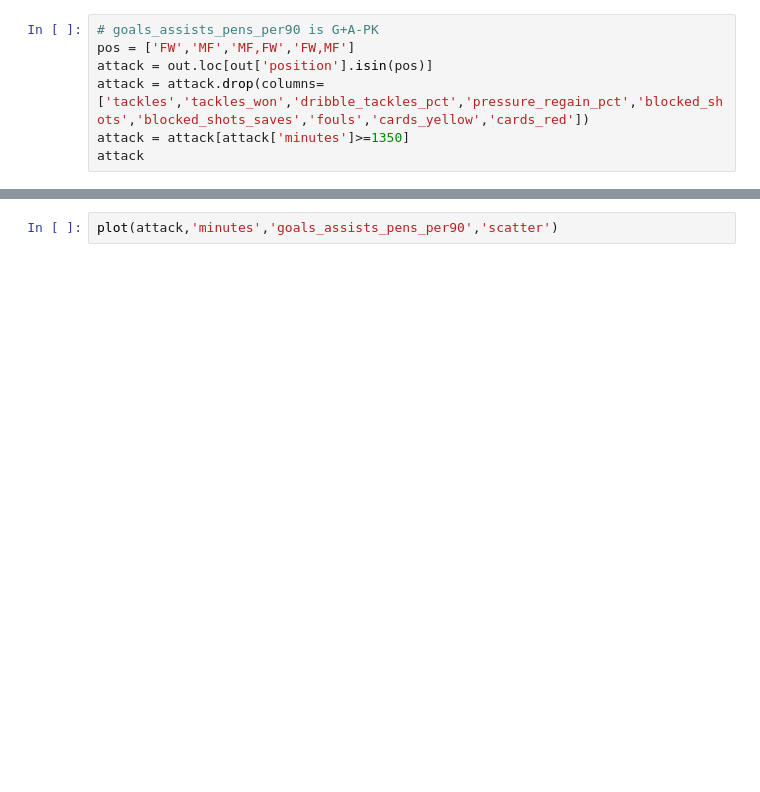
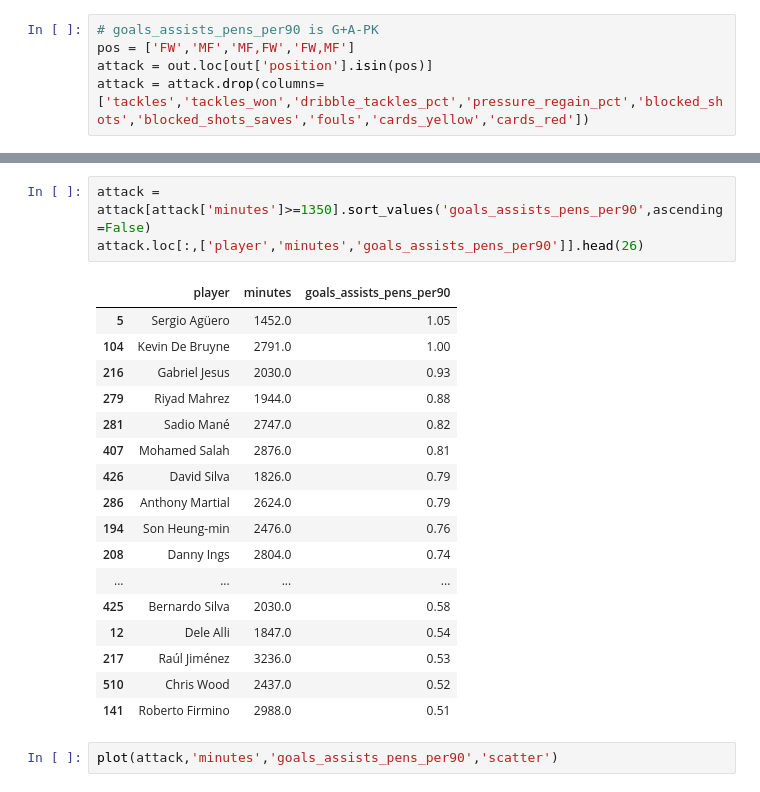
Before and after one commit to sidthakur08/fpl_explore, a Jupyter notebook: explore.ipynb, the cells around one changed output, grey strips where cells are left out. Saved outputs shown, nothing was run; the diff lists cells and outputs as text; blank space fills up the shorter version.

Commit message:
updated with attack plots in nb

```diff
--- a/explore.ipynb
+++ b/explore.ipynb
@@ -420,5 +463,3 @@ defenders[defenders['player']=='Conor Coady']
 pos = ['FW','MF','MF,FW','FW,MF']
 attack = out.loc[out['position'].isin(pos)]
 attack = attack.drop(columns=['tackles','tackles_won','dribble_tackles_pct','pressure_regain_pct','blocked_shots','blocked_shots_saves','fouls','cards_yellow','cards_red'])
-attack = attack[attack['minutes']>=1350]
-attack
@@ -444,3 +466,24 @@ attack
+# %%
+attack = attack[attack['minutes']>=1350].sort_values('goals_assists_pens_per90',ascending=False)
+attack.loc[:,['player','minutes','goals_assists_pens_per90']].head(26)
+# %% [output]
+|  | player | minutes | goals_assists_pens_per90 |
+| 5 | Sergio Agüero | 1452.0 | 1.05 |
+| 104 | Kevin De Bruyne | 2791.0 | 1.00 |
+| 216 | Gabriel Jesus | 2030.0 | 0.93 |
+| 279 | Riyad Mahrez | 1944.0 | 0.88 |
+| 281 | Sadio Mané | 2747.0 | 0.82 |
+| 407 | Mohamed Salah | 2876.0 | 0.81 |
+| 426 | David Silva | 1826.0 | 0.79 |
+| 286 | Anthony Martial | 2624.0 | 0.79 |
+| 194 | Son Heung-min | 2476.0 | 0.76 |
+| 208 | Danny Ings | 2804.0 | 0.74 |
+| ... | ... | ... | ... |
+| 425 | Bernardo Silva | 2030.0 | 0.58 |
+| 12 | Dele Alli | 1847.0 | 0.54 |
+| 217 | Raúl Jiménez | 3236.0 | 0.53 |
+| 510 | Chris Wood | 2437.0 | 0.52 |
+| 141 | Roberto Firmino | 2988.0 | 0.51 |
 # %%
 plot(attack,'minutes','goals_assists_pens_per90','scatter')
 # %% [output]
```
Also changed, not shown: parts of 14 cells of this notebook.
